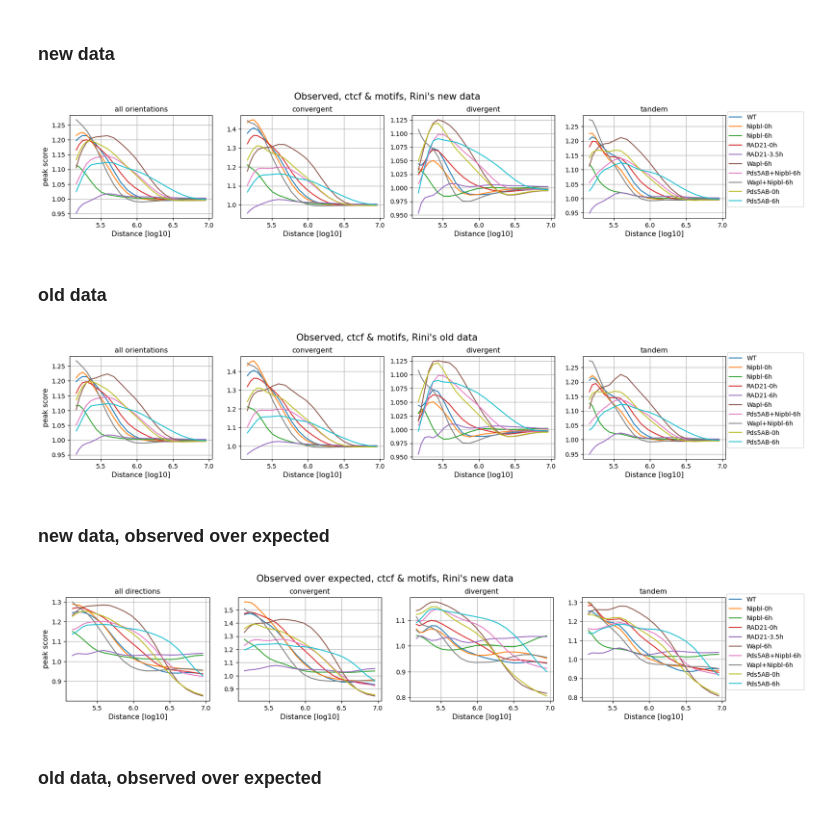
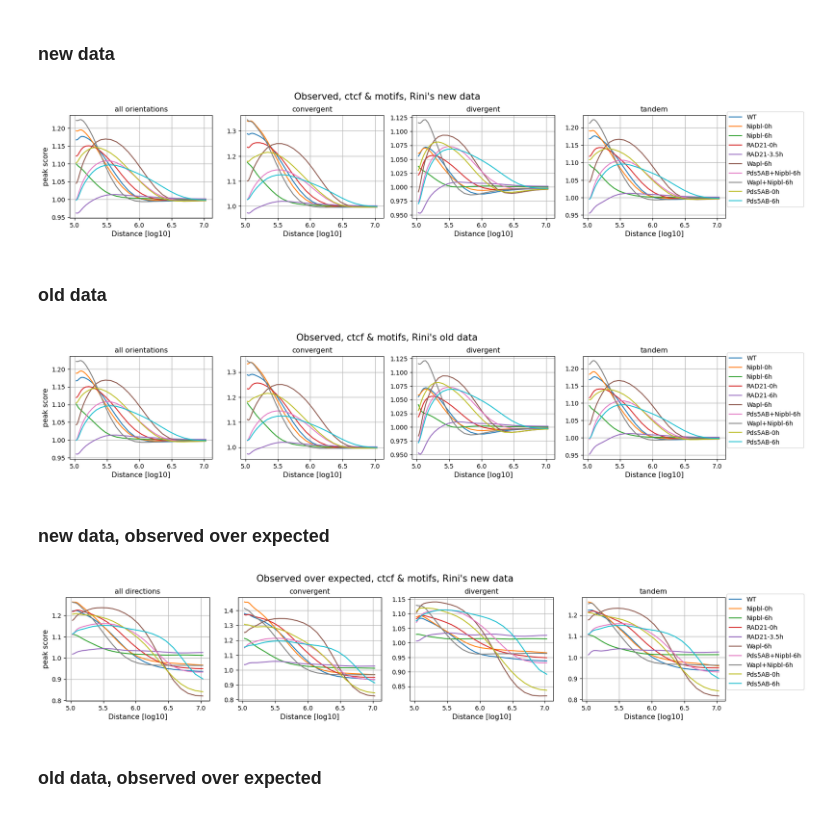
Before and after one commit to Fudenberg-Research-Group/Loop_extrusion_velocity_chromosome, a Jupyter notebook: analysis/peak_analyis_experimental_data/notebooks/Analysis.ipynb, the cells around one changed output. Saved outputs shown, nothing was run; the diff lists cells and outputs as text; code cells hidden in the pictures.

```diff
--- a/analysis/peak_analyis_experimental_data/notebooks/Analysis.ipynb
+++ b/analysis/peak_analyis_experimental_data/notebooks/Analysis.ipynb
@@ -17,11 +17,11 @@ fig, axs = plt.subplots(1, 4, figsize=(19, 3))  # 3 rows, 1 column
 
 new_sample_dict=['WT','Nipbl-0h','Nipbl-6h','RAD21-0h', 'RAD21-3.5h', 'Wapl-6h', 'Pds5AB+Nipbl-6h', 'Wapl+Nipbl-6h', 'Pds5AB-0h','Pds5AB-6h']
 
-def smooth(x, sigma = 1.15):
+def smooth(x, sigma = 1.5):
         return gaussian_filter1d(x, sigma)
 for name in new_sample_dict[:10]:
     #print(name)
-    data=pd.read_csv('data_new/dots_vs_distance_peaks_motifs_%s_newdata.csv'%name)
+    data=pd.read_csv('data_recent/dots_vs_distance_peaks_motifs_%s_newdata.csv'%name)
     dist_conv=data[data['orientation']=='+-']['dist']
     score_conv=data[data['orientation']=='+-']['peak_score']
     dist_dive=data[data['orientation']=='-+']['dist']
@@ -31,6 +31,7 @@ for name in new_sample_dict[:10]:
     dist_tandemn=data[data['orientation']=='--']['dist']
     score_tandemn=data[data['orientation']=='--']['peak_score']
     score_ave=data.groupby('dist')['peak_score'].mean()
+    #print(score_ave.iloc[:])
     axs[1].plot(np.log10(dist_conv),smooth(score_conv),label='%s'%name)
     axs[0].plot(np.log10(dist_conv),smooth(score_ave),label='%s'%name)
     axs[2].plot(np.log10(dist_conv),smooth(score_dive),label='%s'%name)
@@ -44,21 +45,20 @@ axs[0].set_title('all orientations', fontsize = 11.5)
 for ax in axs:
     ax.grid(True)
     ax.set_xlabel('Distance [log10]', fontsize = 11.5)
+    #ax.set_ylim(0.95,1.35)
 axs[3].legend( bbox_to_anchor=(1.57, 0.57),loc='right')
 axs[0].set_ylabel('peak score',fontsize = 11.5)
-#plt.semilogx()
-#plt.xlim(-20,5)
-#plt.legend()
+
 plt.suptitle('Observed, ctcf & motifs, Rini\'s new data', fontsize=15, y=1.05)
 plt.tight_layout(rect=[10, 10.3, 10.15, 10.95])
 plt.savefig('observed_for_ctcf&motifs_Rini_new_data.png',ppt=500, bbox_inches = 'tight')
 plt.show()
 # %% [output]
-[figure, old version]
+[figure, new version]
 # %% [markdown]
 ### old data
 # %%
-def smooth(x, sigma = 1.15):
+def smooth(x, sigma = 1.5):
         return gaussian_filter1d(x, sigma)
 
 
@@ -68,7 +68,7 @@ new_sample_dict=['WT','Nipbl-0h','Nipbl-6h','RAD21-0h', 'RAD21-6h', 'Wapl-6h', '
 
 for name in new_sample_dict[:10]:
     #print(name)
-    data=pd.read_csv('data_new/dots_vs_distance_peaks_motifs_%s_old_data.csv'%name)
+    data=pd.read_csv('data_recent/dots_vs_distance_peaks_motifs_%s_old_data.csv'%name)
     dist_conv=data[data['orientation']=='+-']['dist']
     score_conv=data[data['orientation']=='+-']['peak_score']
     dist_dive=data[data['orientation']=='-+']['dist']
@@ -101,7 +101,7 @@ plt.tight_layout(rect=[10, 10.3, 10.15, 10.95])
 plt.savefig('observed_for_ctcf&motifs_Rini_old_data.png',ppt=500, bbox_inches = 'tight')
 plt.show()
 # %% [output]
-[figure, old version]
+[figure, new version]
 # %% [markdown]
 ### new data, observed over expected
 # %%
@@ -109,44 +109,44 @@ fig, axs = plt.subplots(1, 4, figsize=(19, 3))  # 3 rows, 1 column
 
 new_sample_dict=['WT','Nipbl-0h','Nipbl-6h','RAD21-0h', 'RAD21-3.5h', 'Wapl-6h', 'Pds5AB+Nipbl-6h', 'Wapl+Nipbl-6h', 'Pds5AB-0h','Pds5AB-6h']
 
-def smooth(x, sigma = 1.315):
+def smooth(x, sigma = 1.5):
         return gaussian_filter1d(x, sigma)
 for name in new_sample_dict[:10]:
     #print(name)
-    data=pd.read_csv('data_new/dots_vs_distance_peaks_motifs_%s_newdata_observed_over_expected.csv'%name)
+    data=pd.read_csv('data_recent/dots_vs_distance_peaks_motifs_%s_newdata_observed_over_expected.csv'%name)
     dist_conv=data[data['orientation']=='+-']['dist']
     score_conv=data[data['orientation']=='+-']['peak_score']
     dist_dive=data[data['orientation']=='-+']['dist']
     score_dive=data[data['orientation']=='-+']['peak_score']
     dist_tandemp=data[data['orientation']=='++']['dist']
     score_tandemp=data[data['orientation']=='++']['peak_score']
     dist_tandemn=data[data['orientation']=='--']['dist']
     score_tandemn=data[data['orientation']=='--']['peak_score']
     score_ave=data.groupby('dist')['peak_score'].mean()
     axs[1].plot(np.log10(dist_conv),smooth(score_conv),label='%s'%name)
     axs[0].plot(np.log10(dist_conv),smooth(score_ave),label='%s'%name)
     axs[2].plot(np.log10(dist_conv),smooth(score_dive),label='%s'%name)
     axs[3].plot(np.log10(dist_conv), smooth(score_tandemp), label='%s'%name)
 #plt.ylabel('Peak score',fontsize = 11.5)
 plt.xlabel('off-diagonal distance [mb]',fontsize = 11.5)
 axs[1].set_title('convergent', fontsize = 11.5)
 axs[2].set_title('divergent', fontsize = 11.5)
 axs[3].set_title('tandem', fontsize = 11.5)
 axs[0].set_title('all directions', fontsize = 11.5)
 for ax in axs:
     ax.grid(True)
     ax.set_xlabel('Distance [log10]', fontsize = 11.5)
 axs[3].legend( bbox_to_anchor=(1.571, 0.57),loc='right')
 axs[0].set_ylabel('peak score',fontsize = 11.5)
 #plt.semilogx()
 #plt.xlim(-20,5)
 #plt.legend()
 plt.suptitle('Observed over expected, ctcf & motifs, Rini\'s new data', fontsize=15, y=1.05)
 plt.tight_layout(rect=[10, 10.3, 10.15, 10.95])
 plt.savefig('observed_over_expected_for_ctcf&motifs_Rini_new_data.png',ppt=500, bbox_inches = 'tight')
 plt.show()
 # %% [output]
-[figure, old version]
+[figure, new version]
 # %% [markdown]
 ### old data, observed over expected
 # %%
```
Also changed, not shown: parts of 7 cells of this notebook.
